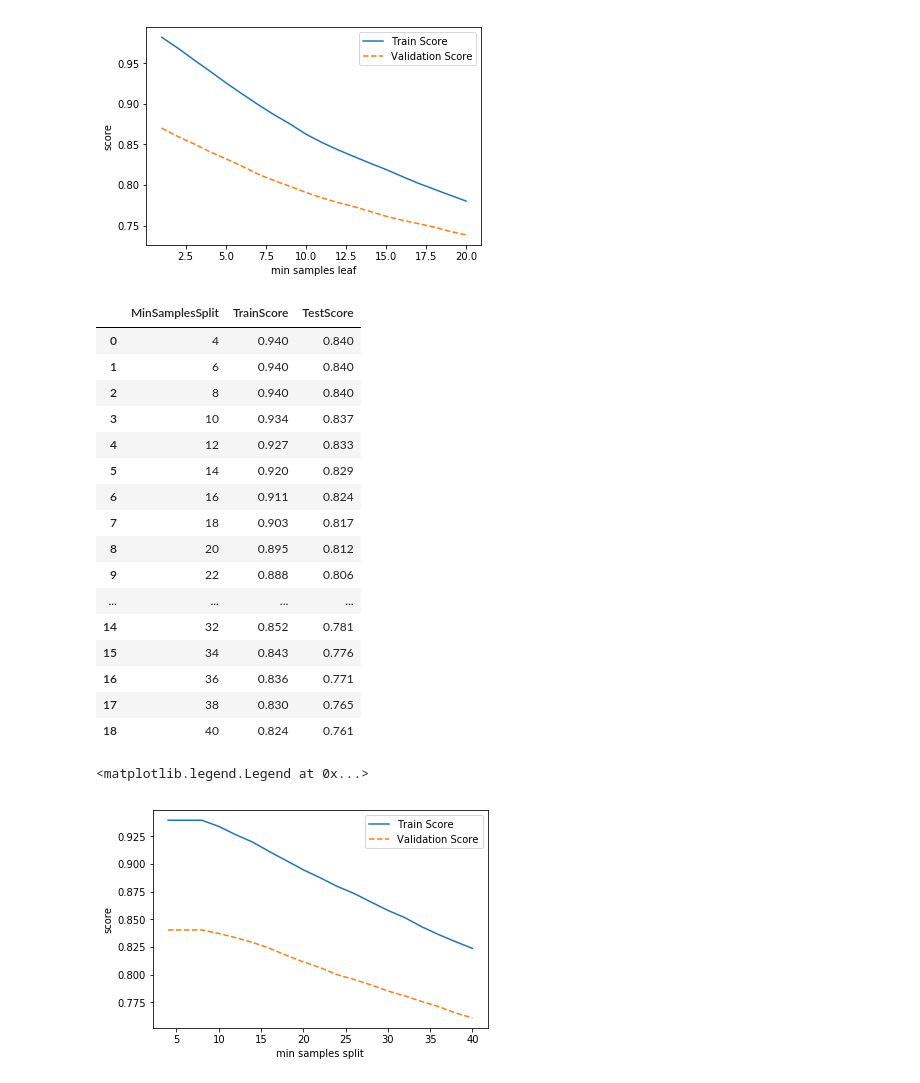
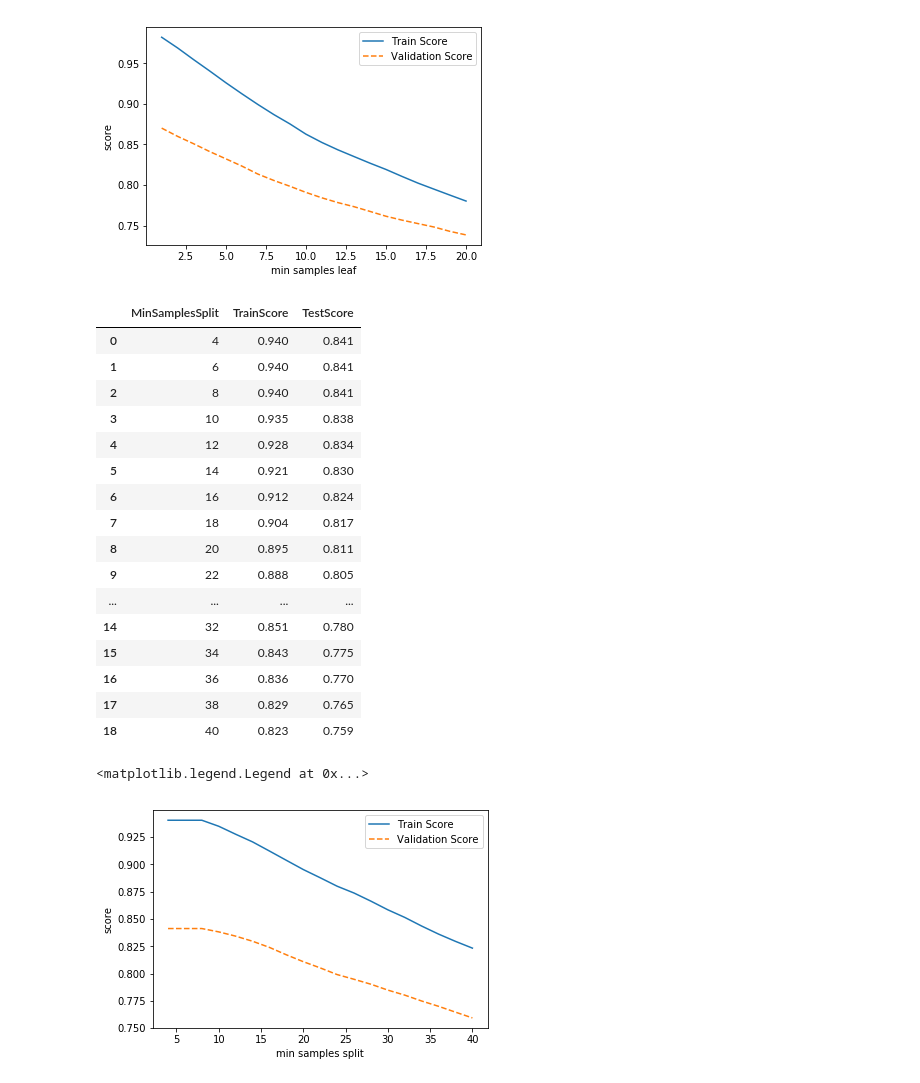
Before and after one commit to Guiltypleasure/Statistics_with_Python, a Jupyter notebook: B반_4조_김수진_랜덤 포레스트 실습 과제2.ipynb, the cells around one changed output. Saved outputs shown, nothing was run; the diff lists cells and outputs as text; code cells hidden in the pictures.

```diff
--- a/B반_4조_김수진_랜덤 포레스트 실습 과제2.ipynb
+++ b/B반_4조_김수진_랜덤 포레스트 실습 과제2.ipynb
@@ -176,38 +176,38 @@ plt.legend()
 # %%
 # n_estimators=200, min_samples_leaf=4을 고정하고, para_split가 4~40으로 변할 때 TrainScore, TestScore값 도출
 train_score = []; validation_score = []
 para_split = [n_split * 2 for n_split in range(2,21)]
 
 for v_min_samples_split in para_split :
-    rf = RFR(n_estimators=200, random_state=8, min_samples_leaf = 4, min_samples_split = v_min_samples_split)
+    rf = RFR(n_estimators=300, random_state=8, min_samples_leaf = 4, min_samples_split = v_min_samples_split)
     rf.fit(df_train_x, df_train_y)
     train_score.append(rf.score(df_train_x, df_train_y))
     validation_score.append(rf.score(df_validation_x, df_validation_y))
 
 df_score_split= pd.DataFrame()
 df_score_split["MinSamplesSplit"] = para_split
 df_score_split["TrainScore"] = train_score
 df_score_split["TestScore"] = validation_score
 
 df_score_split.round(3)
 # %% [output]
 |  | MinSamplesSplit | TrainScore | TestScore |
-| 0 | 4 | 0.940 | 0.840 |
-| 1 | 6 | 0.940 | 0.840 |
-| 2 | 8 | 0.940 | 0.840 |
-| 3 | 10 | 0.934 | 0.837 |
-| 4 | 12 | 0.927 | 0.833 |
-| 5 | 14 | 0.920 | 0.829 |
-| 6 | 16 | 0.911 | 0.824 |
-| 7 | 18 | 0.903 | 0.817 |
-| 8 | 20 | 0.895 | 0.812 |
-| 9 | 22 | 0.888 | 0.806 |
+| 0 | 4 | 0.940 | 0.841 |
+| 1 | 6 | 0.940 | 0.841 |
+| 2 | 8 | 0.940 | 0.841 |
+| 3 | 10 | 0.935 | 0.838 |
+| 4 | 12 | 0.928 | 0.834 |
+| 5 | 14 | 0.921 | 0.830 |
+| 6 | 16 | 0.912 | 0.824 |
+| 7 | 18 | 0.904 | 0.817 |
+| 8 | 20 | 0.895 | 0.811 |
+| 9 | 22 | 0.888 | 0.805 |
 | ... | ... | ... | ... |
-| 14 | 32 | 0.852 | 0.781 |
-| 15 | 34 | 0.843 | 0.776 |
-| 16 | 36 | 0.836 | 0.771 |
-| 17 | 38 | 0.830 | 0.765 |
-| 18 | 40 | 0.824 | 0.761 |
+| 14 | 32 | 0.851 | 0.780 |
+| 15 | 34 | 0.843 | 0.775 |
+| 16 | 36 | 0.836 | 0.770 |
+| 17 | 38 | 0.829 | 0.765 |
+| 18 | 40 | 0.823 | 0.759 |
 # %%
 # 위의 값을 그래프로 출력
 plt.plot(para_split, train_score, linestyle="-", label="Train Score")
@@ -217,7 +217,7 @@ plt.legend()
 # 차이가 가장 적으면서, 전체적으로 score가 높은 min samples split 선정 = 12
 # %% [output]
 <matplotlib.legend.Legend at 0x...>
-[figure, old version]
+[figure, new version]
 # %%
 # n_estimators=200, min_samples_leaf=4, min_samples_split = 12을 고정하고, depth가 4~11으로 변할 때 TrainScore, TestScore값 도출
 train_score = []; validation_score = []
```
Also changed, not shown: parts of 10 cells of this notebook, 6 other files.
